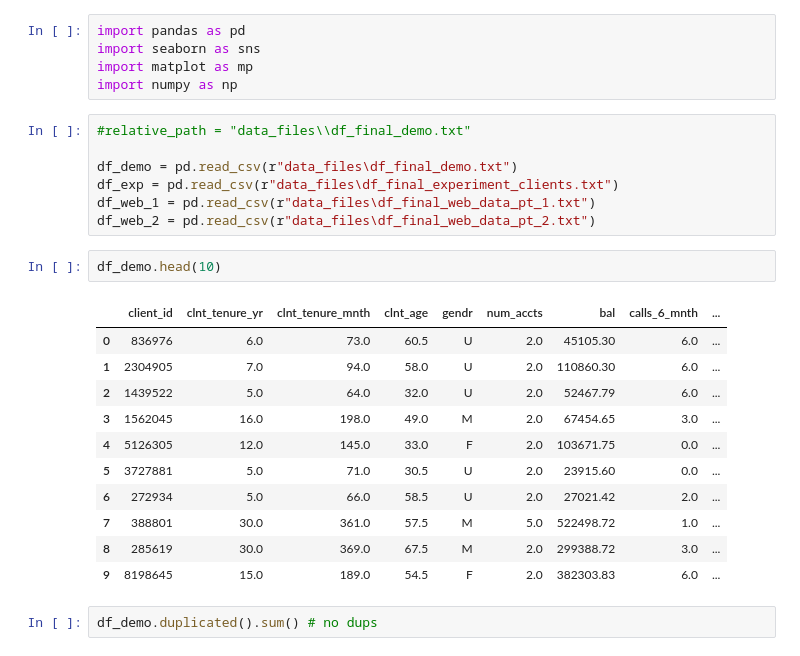
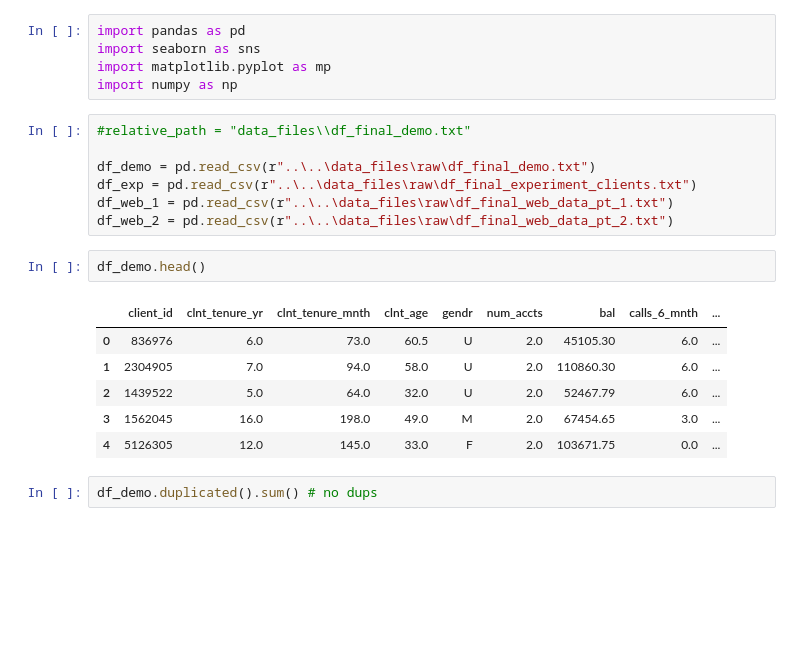
Before and after one commit to redsun498/vanguard-ab-test, a Jupyter notebook: src/notebooks/Vanguard project2.ipynb, the cells around one changed output. Drawn from its saved outputs; the diff is of its cells as text; blank space fills up the shorter version.

```diff
--- a/src/notebooks/Vanguard project2.ipynb
+++ b/src/notebooks/Vanguard project2.ipynb
@@ -1,29 +1,24 @@
 # %%
 import pandas as pd
 import seaborn as sns
-import matplot as mp
+import matplotlib.pyplot as mp
 import numpy as np
 # %%
 #relative_path = "data_files\\df_final_demo.txt"
 
-df_demo = pd.read_csv(r"data_files\df_final_demo.txt")
-df_exp = pd.read_csv(r"data_files\df_final_experiment_clients.txt")
-df_web_1 = pd.read_csv(r"data_files\df_final_web_data_pt_1.txt")
-df_web_2 = pd.read_csv(r"data_files\df_final_web_data_pt_2.txt")
+df_demo = pd.read_csv(r"..\..\data_files\raw\df_final_demo.txt")
+df_exp = pd.read_csv(r"..\..\data_files\raw\df_final_experiment_clients.txt")
+df_web_1 = pd.read_csv(r"..\..\data_files\raw\df_final_web_data_pt_1.txt")
+df_web_2 = pd.read_csv(r"..\..\data_files\raw\df_final_web_data_pt_2.txt")
 # %%
-df_demo.head(10)
+df_demo.head()
 # %% [output]
 |  | client_id | clnt_tenure_yr | clnt_tenure_mnth | clnt_age | gendr | num_accts | bal | calls_6_mnth | ... |
 | 0 | 836976 | 6.0 | 73.0 | 60.5 | U | 2.0 | 45105.30 | 6.0 | ... |
 | 1 | 2304905 | 7.0 | 94.0 | 58.0 | U | 2.0 | 110860.30 | 6.0 | ... |
 | 2 | 1439522 | 5.0 | 64.0 | 32.0 | U | 2.0 | 52467.79 | 6.0 | ... |
 | 3 | 1562045 | 16.0 | 198.0 | 49.0 | M | 2.0 | 67454.65 | 3.0 | ... |
 | 4 | 5126305 | 12.0 | 145.0 | 33.0 | F | 2.0 | 103671.75 | 0.0 | ... |
-| 5 | 3727881 | 5.0 | 71.0 | 30.5 | U | 2.0 | 23915.60 | 0.0 | ... |
-| 6 | 272934 | 5.0 | 66.0 | 58.5 | U | 2.0 | 27021.42 | 2.0 | ... |
-| 7 | 388801 | 30.0 | 361.0 | 57.5 | M | 5.0 | 522498.72 | 1.0 | ... |
-| 8 | 285619 | 30.0 | 369.0 | 67.5 | M | 2.0 | 299388.72 | 3.0 | ... |
-| 9 | 8198645 | 15.0 | 189.0 | 54.5 | F | 2.0 | 382303.83 | 6.0 | ... |
 # %%
 df_demo.duplicated().sum() # no dups
 # %% [output]
```
Also changed, not shown: parts of 29 cells of this notebook, 6 other files.
